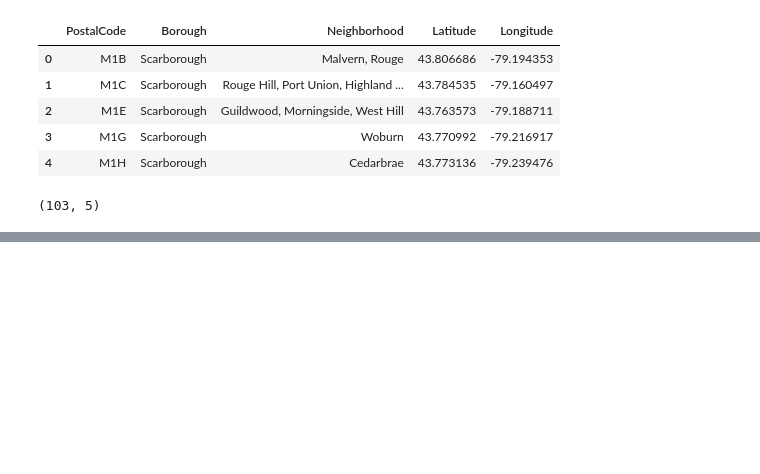
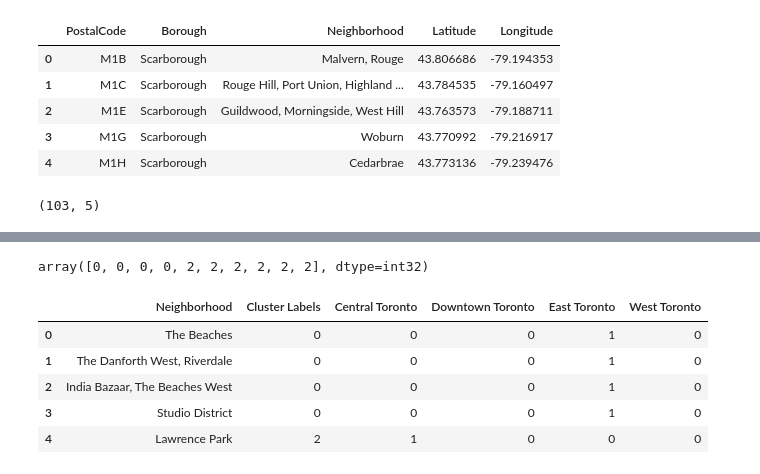
Before and after one commit to pratheeksh98/DataScienceCapstone, a Jupyter notebook: segmenting and clustering neighborhoods.ipynb, the cells around one changed output, grey strips where cells are left out. Cells and saved outputs as stored; diff of their text form; code cells hidden in the pictures; blank space fills up the shorter version.

```diff
--- a/segmenting and clustering neighborhoods.ipynb
+++ b/segmenting and clustering neighborhoods.ipynb
@@ -165,0 +233,24 @@ toronto_df_new2.head()
+# %%
+# set number of clusters
+kclusters = 4
+
+toronto_grouped_clustering = toronto_onehot.drop('Neighborhood', 1)
+
+# run k-means clustering
+kmeans = KMeans(n_clusters=kclusters, random_state=0).fit(toronto_grouped_clustering)
+
+# check cluster labels generated for each row in the dataframe
+kmeans.labels_[0:10]
+# %% [output]
+array([0, 0, 0, 0, 2, 2, 2, 2, 2, 2], dtype=int32)
+# %%
+# add clustering labels
+toronto_onehot.insert(1, 'Cluster Labels', kmeans.labels_)
+toronto_onehot.head()
+# %% [output]
+|  | Neighborhood | Cluster Labels | Central Toronto | Downtown Toronto | East Toronto | West Toronto |
+| 0 | The Beaches | 0 | 0 | 0 | 1 | 0 |
+| 1 | The Danforth West, Riverdale | 0 | 0 | 0 | 1 | 0 |
+| 2 | India Bazaar, The Beaches West | 0 | 0 | 0 | 1 | 0 |
+| 3 | Studio District | 0 | 0 | 0 | 1 | 0 |
+| 4 | Lawrence Park | 2 | 1 | 0 | 0 | 0 |
```
Also changed, not shown: parts of 11 cells of this notebook.
